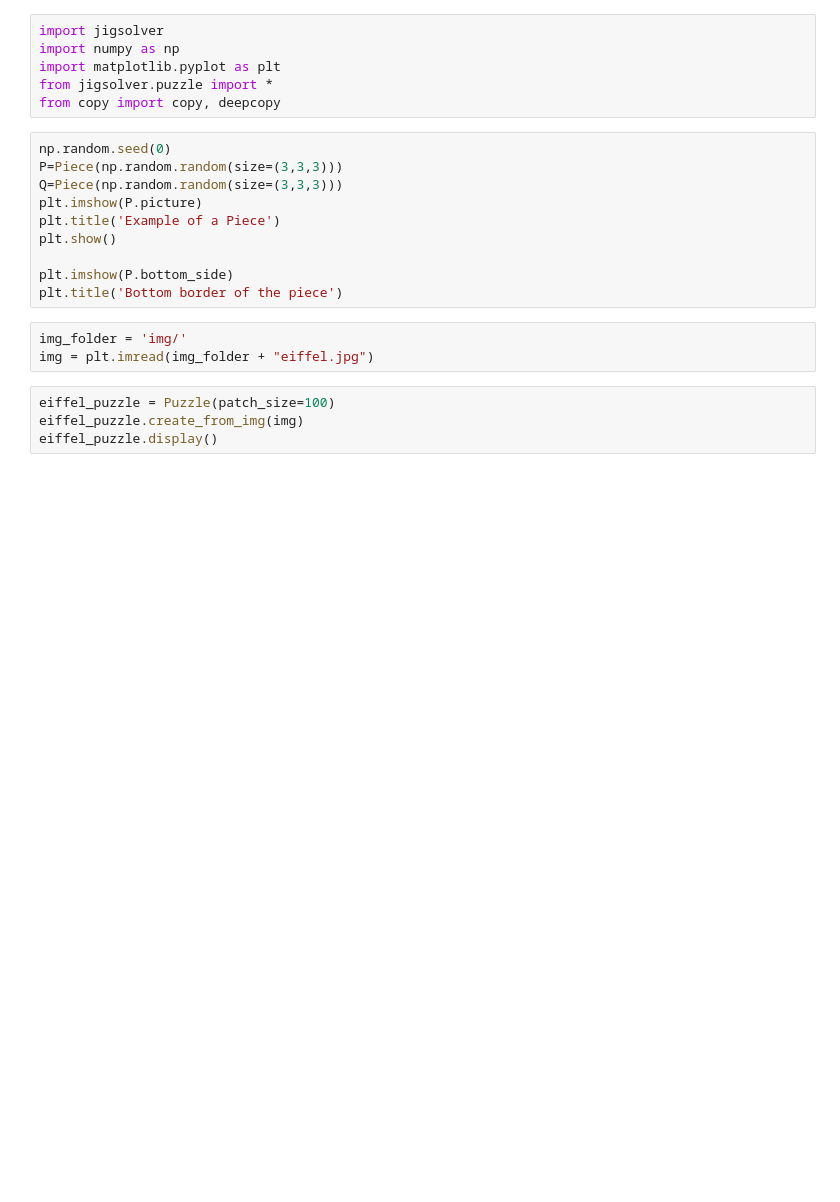
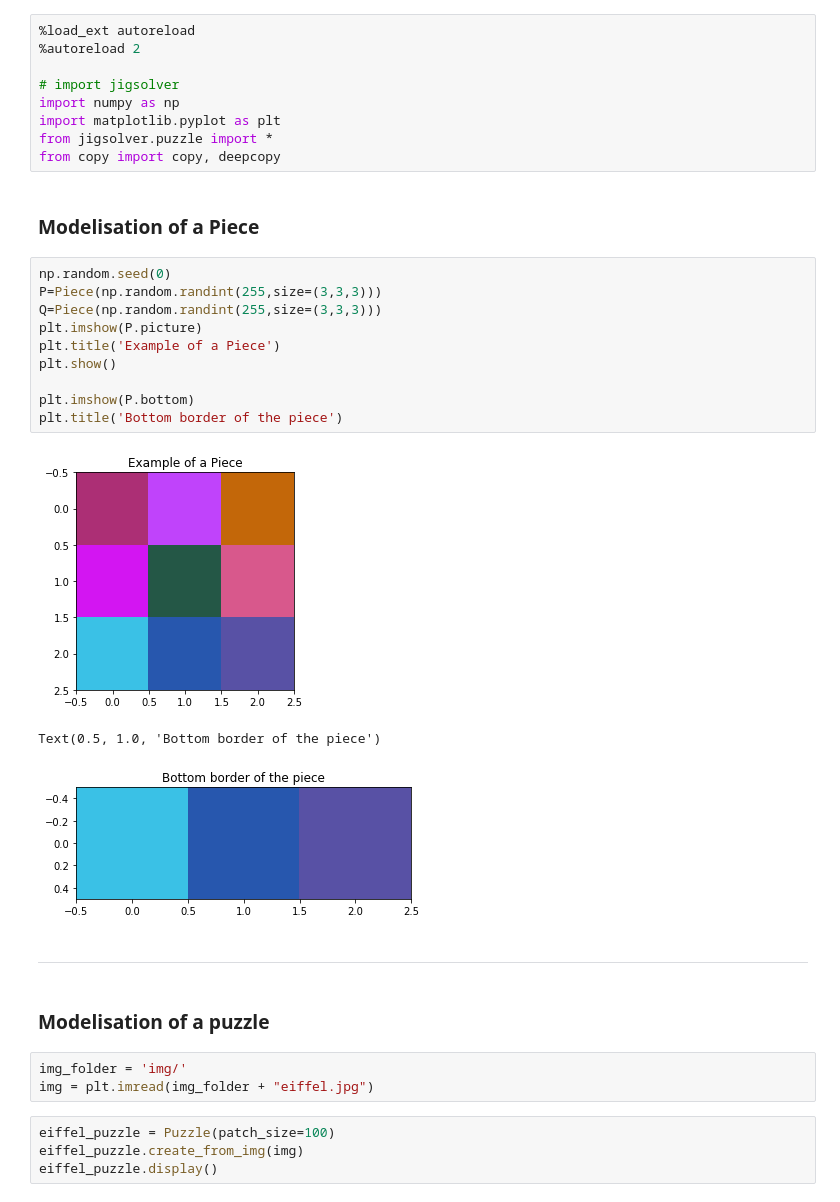
Before and after one commit to juliennonin/jigsaw-puzzle-solver, a Jupyter notebook: sandbox.ipynb, the cells around one changed output. Drawn from its saved outputs; the diff is of its cells as text; blank space fills up the shorter version.

```diff
--- a/sandbox.ipynb
+++ b/sandbox.ipynb
@@ -1,19 +1,32 @@
 # %%
-import jigsolver
+%load_ext autoreload
+%autoreload 2
+
+# import jigsolver
 import numpy as np
 import matplotlib.pyplot as plt
 from jigsolver.puzzle import *
 from copy import copy, deepcopy
+# %% [markdown]
+### Modelisation of a Piece
 # %%
 np.random.seed(0)
-P=Piece(np.random.random(size=(3,3,3)))
-Q=Piece(np.random.random(size=(3,3,3)))
+P=Piece(np.random.randint(255,size=(3,3,3)))
+Q=Piece(np.random.randint(255,size=(3,3,3)))
 plt.imshow(P.picture)
 plt.title('Example of a Piece')
 plt.show()
 
-plt.imshow(P.bottom_side)
+plt.imshow(P.bottom)
 plt.title('Bottom border of the piece')
+# %% [output]
+[figure, added]
+Text(0.5, 1.0, 'Bottom border of the piece')
+[figure, added]
+# %% [markdown]
+<hr/>
+# %% [markdown]
+### Modelisation of a puzzle
 # %%
 img_folder = 'img/'
 img = plt.imread(img_folder + "eiffel.jpg")
```
Also changed, not shown: parts of 3 cells of this notebook, 2 other files.
